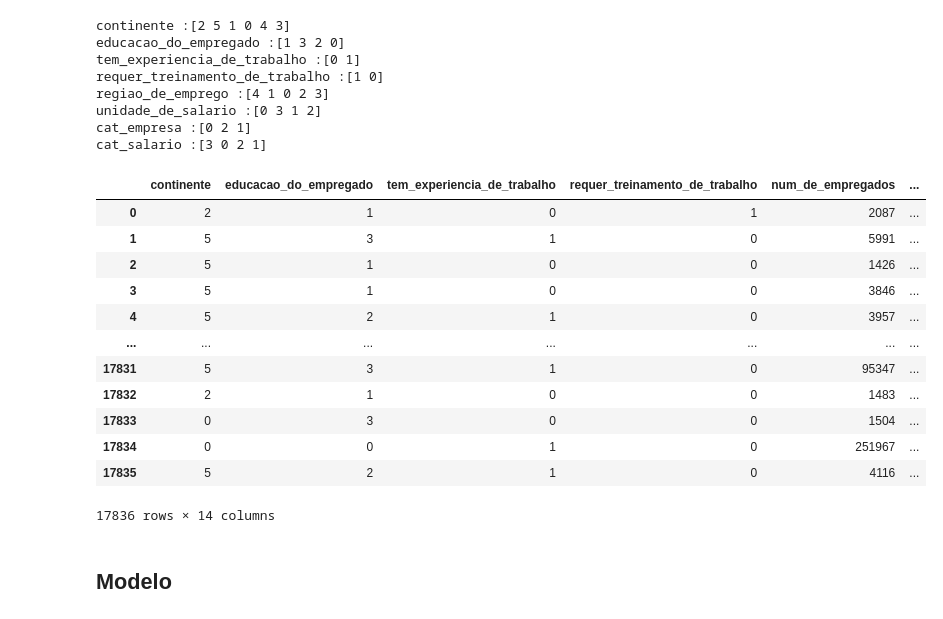
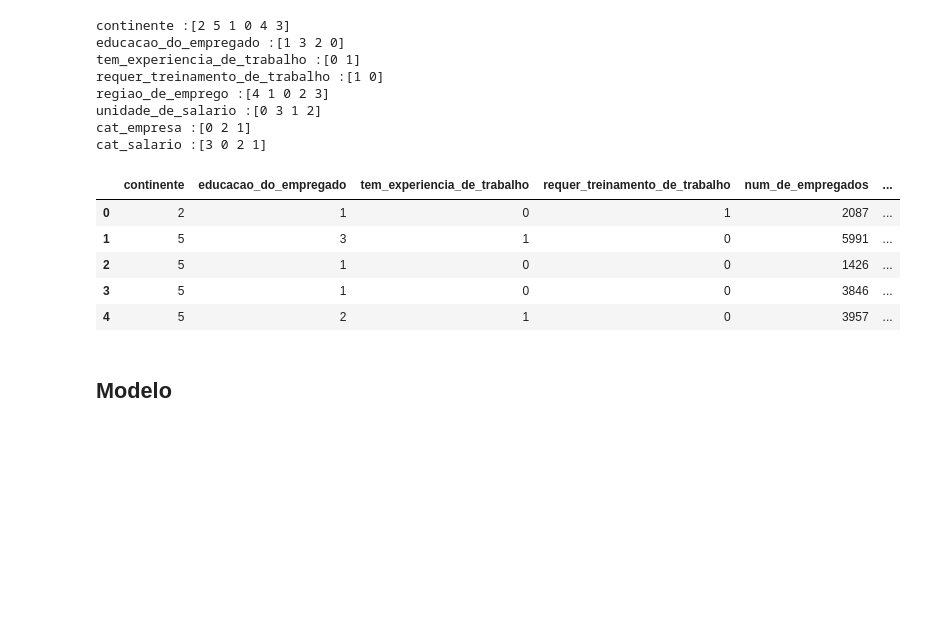
Before and after one commit to Reyso/olympiad_studens, a Jupyter notebook: sub5.ipynb, the cells around one changed output. Saved outputs shown, nothing was run; the diff lists cells and outputs as text; code cells hidden in the pictures; blank space fills up the shorter version.

```diff
--- a/sub5.ipynb
+++ b/sub5.ipynb
@@ -103,7 +116,7 @@ sns.countplot(df['status_do_caso'])
 <AxesSubplot:xlabel='status_do_caso', ylabel='count'>
 [figure]
 # %%
-numeric_features, categorical_features = cls_feature(X)
+numeric_features, categorical_features = cls_feature(df)
 # %% [markdown]
 ## Enconding obj datatypes
 # %%
@@ -137,21 +150,14 @@ unidade_de_salario :[0 3 1 2]
 cat_empresa :[0 2 1]
 cat_salario :[3 0 2 1]
 # %%
-df
+df.head()
 # %% [output]
 |  | continente | educacao_do_empregado | tem_experiencia_de_trabalho | requer_treinamento_de_trabalho | num_de_empregados | ... |
 | 0 | 2 | 1 | 0 | 1 | 2087 | ... |
 | 1 | 5 | 3 | 1 | 0 | 5991 | ... |
 | 2 | 5 | 1 | 0 | 0 | 1426 | ... |
 | 3 | 5 | 1 | 0 | 0 | 3846 | ... |
 | 4 | 5 | 2 | 1 | 0 | 3957 | ... |
-| ... | ... | ... | ... | ... | ... | ... |
-| 17831 | 5 | 3 | 1 | 0 | 95347 | ... |
-| 17832 | 2 | 1 | 0 | 0 | 1483 | ... |
-| 17833 | 0 | 3 | 0 | 0 | 1504 | ... |
-| 17834 | 0 | 0 | 1 | 0 | 251967 | ... |
-| 17835 | 5 | 2 | 1 | 0 | 4116 | ... |
-17836 rows × 14 columns
 # %% [markdown]
 ## Modelo
 # %% [markdown]
```
Also changed, not shown: parts of 17 cells of this notebook.
